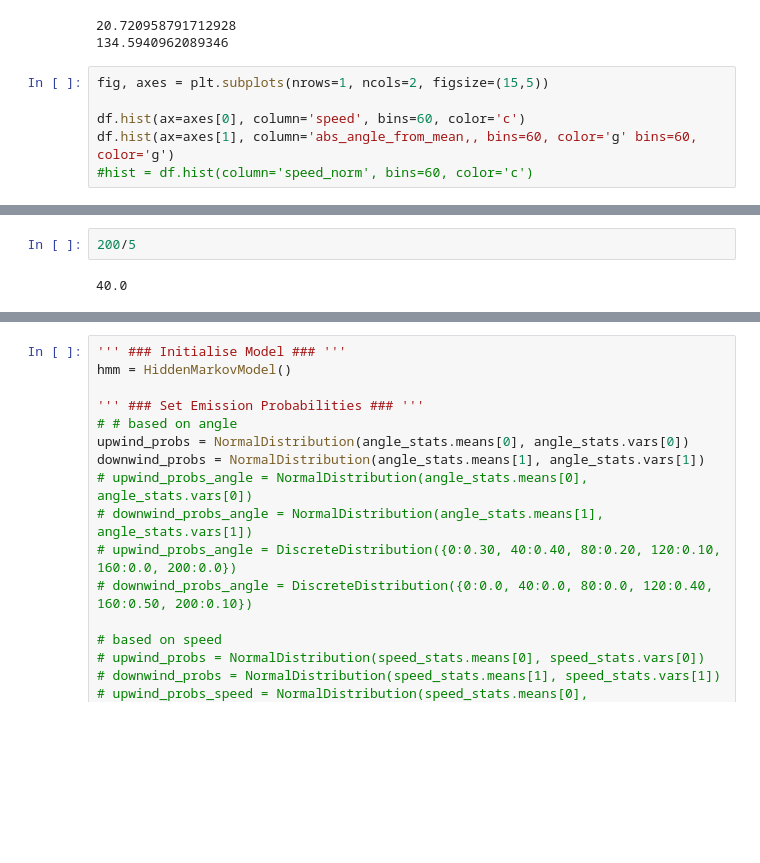
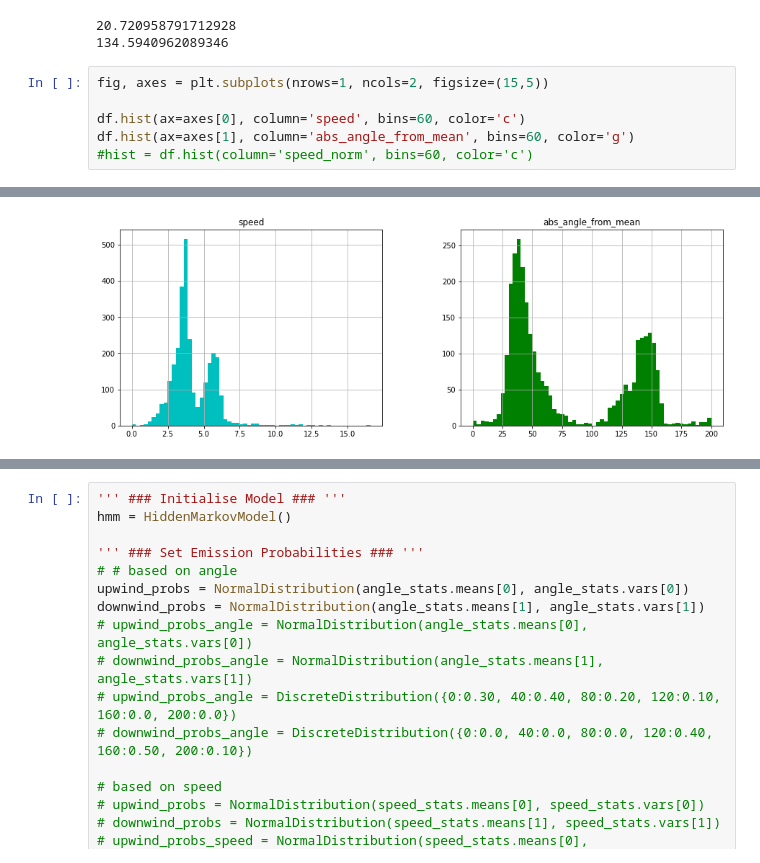
Before and after one commit to cd205/gps_sail_perf, a Jupyter notebook: EDA.ipynb, the cells around one changed output, grey strips where cells are left out. Drawn from its saved outputs; the diff is of its cells as text; blank space fills up the shorter version.

```diff
--- a/EDA.ipynb
+++ b/EDA.ipynb
@@ -261,6 +239,6 @@ print(df['compass_bearing'].mean())
 fig, axes = plt.subplots(nrows=1, ncols=2, figsize=(15,5))
 
 df.hist(ax=axes[0], column='speed', bins=60, color='c')
-df.hist(ax=axes[1], column='abs_angle_from_mean,, bins=60, color='g' bins=60, color='g')
+df.hist(ax=axes[1], column='abs_angle_from_mean', bins=60, color='g')
 #hist = df.hist(column='speed_norm', bins=60, color='c')
 # %% [output]
@@ -268,4 +246 @@ SyntaxError: invalid syntax (<ipython-input-12-3b42e2e74b29>, line 4)
+[figure, added]
-# %%
-200/5
-# %% [output]
-40.0
```
Also changed, not shown: parts of 6 cells of this notebook.
